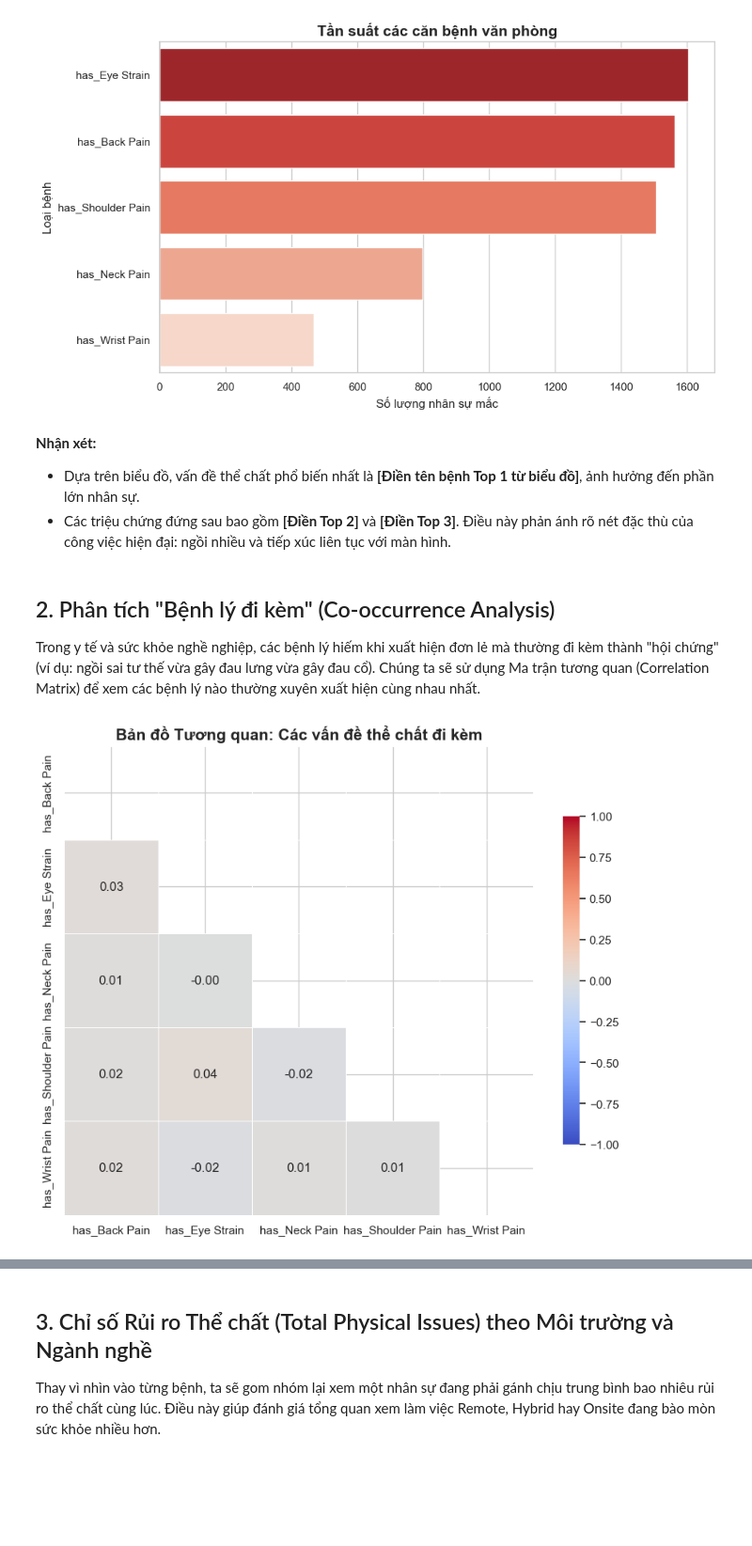
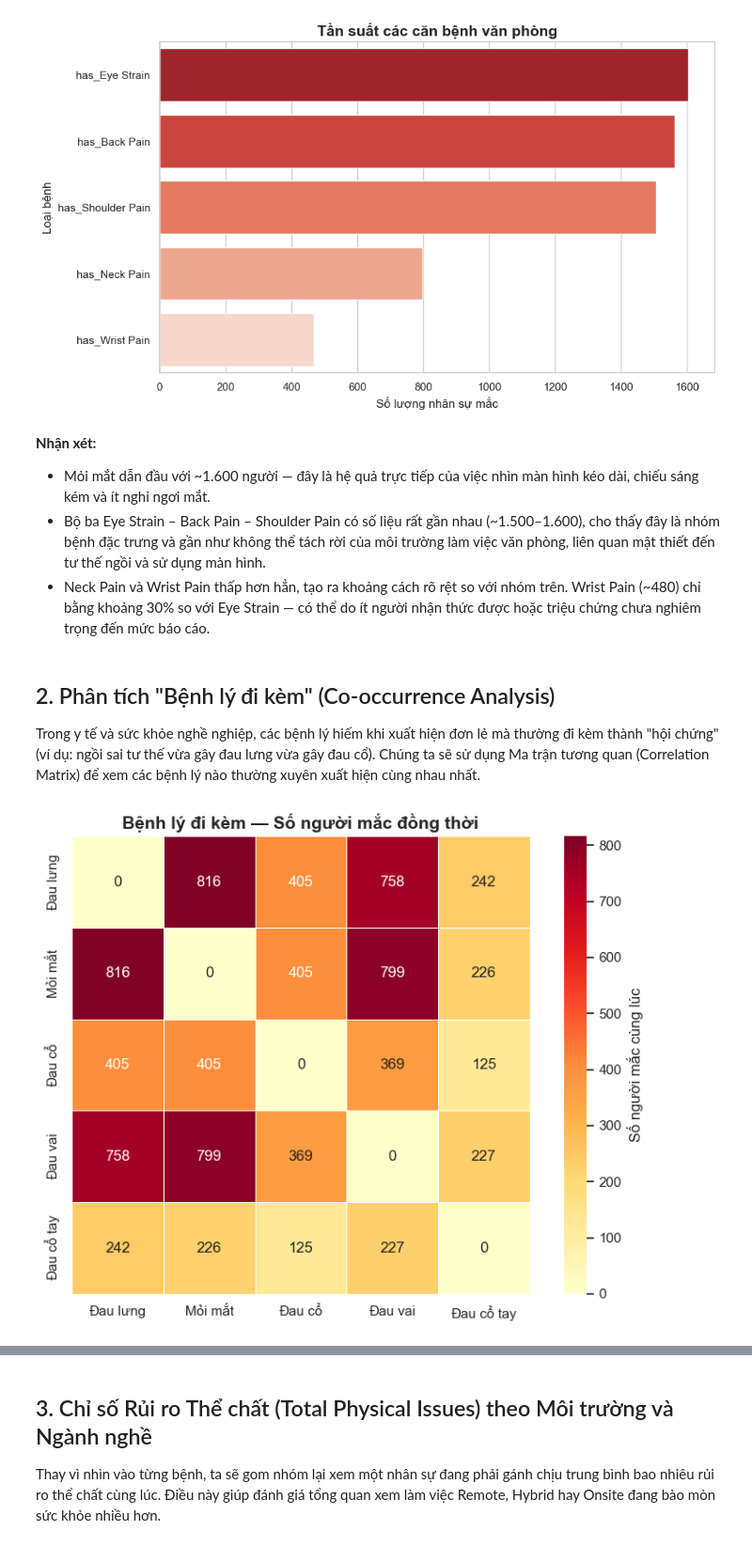
Before and after one commit to rahien123/Restaraunt-Rating-Prediction-, a Jupyter notebook: notebooks/EDA_Physical_Health.ipynb, the cells around one changed output, grey strips where cells are left out. Shown at 94% size. Drawn from its saved outputs; the diff is of its cells as text; code cells hidden in the pictures; blank space fills up the shorter version.

```diff
--- a/notebooks/EDA_Physical_Health.ipynb
+++ b/notebooks/EDA_Physical_Health.ipynb
@@ -49,22 +49,44 @@ Passing `palette` without assigning `hue` is deprecated and will be removed in v
 [figure]
 # %% [markdown]
 **Nhận xét:**
-* Dựa trên biểu đồ, vấn đề thể chất phổ biến nhất là **[Điền tên bệnh Top 1 từ biểu đồ]**, ảnh hưởng đến phần lớn nhân sự.
-* Các triệu chứng đứng sau bao gồm **[Điền Top 2]** và **[Điền Top 3]**. Điều này phản ánh rõ nét đặc thù của công việc hiện đại: ngồi nhiều và tiếp xúc liên tục với màn hình.
+* Mỏi mắt dẫn đầu với ~1.600 người — đây là hệ quả trực tiếp của việc nhìn màn hình kéo dài, chiếu sáng kém và ít nghỉ ngơi mắt.
+* Bộ ba Eye Strain – Back Pain – Shoulder Pain có số liệu rất gần nhau (~1.500–1.600), cho thấy đây là nhóm bệnh đặc trưng và gần như không thể tách rời của môi trường làm việc văn phòng, liên quan mật thiết đến tư thế ngồi và sử dụng màn hình.
+* Neck Pain và Wrist Pain thấp hơn hẳn, tạo ra khoảng cách rõ rệt so với nhóm trên. Wrist Pain (~480) chỉ bằng khoảng 30% so với Eye Strain — có thể do ít người nhận thức được hoặc triệu chứng chưa nghiêm trọng đến mức báo cáo.
 # %% [markdown]
 ## 2. Phân tích "Bệnh lý đi kèm" (Co-occurrence Analysis)
 Trong y tế và sức khỏe nghề nghiệp, các bệnh lý hiếm khi xuất hiện đơn lẻ mà thường đi kèm thành "hội chứng" (ví dụ: ngồi sai tư thế vừa gây đau lưng vừa gây đau cổ). Chúng ta sẽ sử dụng Ma trận tương quan (Correlation Matrix) để xem các bệnh lý nào thường xuyên xuất hiện cùng nhau nhất.
 # %%
 corr_matrix = df_clean[disease_cols].corr()
 mask = np.triu(np.ones_like(corr_matrix, dtype=bool))
-# %%
-plt.figure(figsize=(10, 8))
-sns.heatmap(corr_matrix, mask=mask, annot=True, fmt=".2f", cmap='coolwarm',
-            vmax=1, vmin=-1, center=0, square=True, linewidths=.5, cbar_kws={"shrink": .7})
-
-plt.title('Bản đồ Tương quan: Các vấn đề thể chất đi kèm', fontsize=15, fontweight='bold')
-plt.show()
-# %% [output]
-[figure, removed]
+# %%
+
+label_map = {
+    'has_Back Pain'     : 'Đau lưng',
+    'has_Eye Strain'    : 'Mỏi mắt',
+    'has_Neck Pain'     : 'Đau cổ',
+    'has_Shoulder Pain' : 'Đau vai',
+    'has_Wrist Pain'    : 'Đau cổ tay'
+}
+
+df_disease = df_clean[disease_cols].rename(columns=label_map)
+
+# Tính co-occurrence
+cooc = df_disease.T.dot(df_disease)
+cooc_values = cooc.values.copy()
+np.fill_diagonal(cooc_values, 0)
+cooc = pd.DataFrame(cooc_values, index=cooc.index, columns=cooc.columns)
+
+# Vẽ
+fig, ax = plt.subplots(figsize=(8, 6))
+sns.heatmap(cooc, annot=True, fmt='g', cmap='YlOrRd',
+            linewidths=0.5, ax=ax, square=True,
+            cbar_kws={"label": "Số người mắc cùng lúc"})
+
+plt.title('Bệnh lý đi kèm — Số người mắc đồng thời',
+          fontsize=14, fontweight='bold')
+plt.tight_layout()
+plt.show()
+# %% [output]
+[figure, added]
 # %% [markdown]
 **Nhận xét (Observation):**
```
Also changed, not shown: parts of 5 cells of this notebook, 1 other file.
